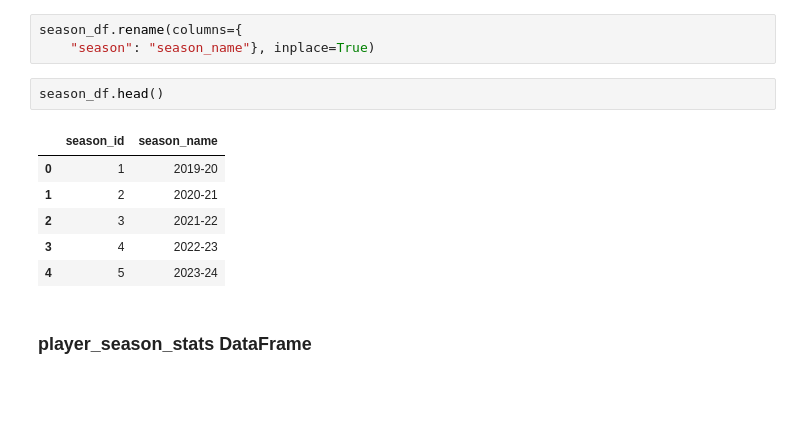
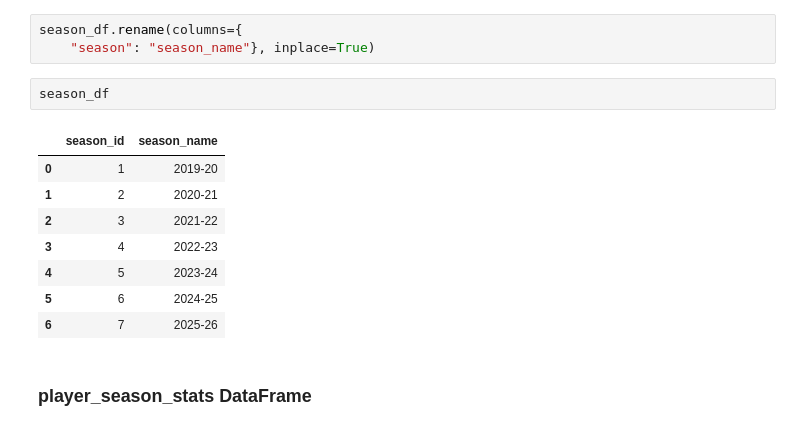
Before and after one commit to pxsa/NBA-Analysis, a Jupyter notebook: database/DataBase.ipynb, the cells around one changed output. Saved outputs shown, nothing was run; the diff lists cells and outputs as text; blank space fills up the shorter version.

```diff
--- a/database/DataBase.ipynb
+++ b/database/DataBase.ipynb
@@ -706,14 +757,16 @@ season_df.insert(
 season_df.rename(columns={
     "season": "season_name"}, inplace=True)
 # %%
-season_df.head()
+season_df
 # %% [output]
 |  | season_id | season_name |
 | 0 | 1 | 2019-20 |
 | 1 | 2 | 2020-21 |
 | 2 | 3 | 2021-22 |
 | 3 | 4 | 2022-23 |
 | 4 | 5 | 2023-24 |
+| 5 | 6 | 2024-25 |
+| 6 | 7 | 2025-26 |
 # %% [markdown]
 ### player_season_stats DataFrame
 # %%
```
Also changed, not shown: parts of 57 cells of this notebook.
